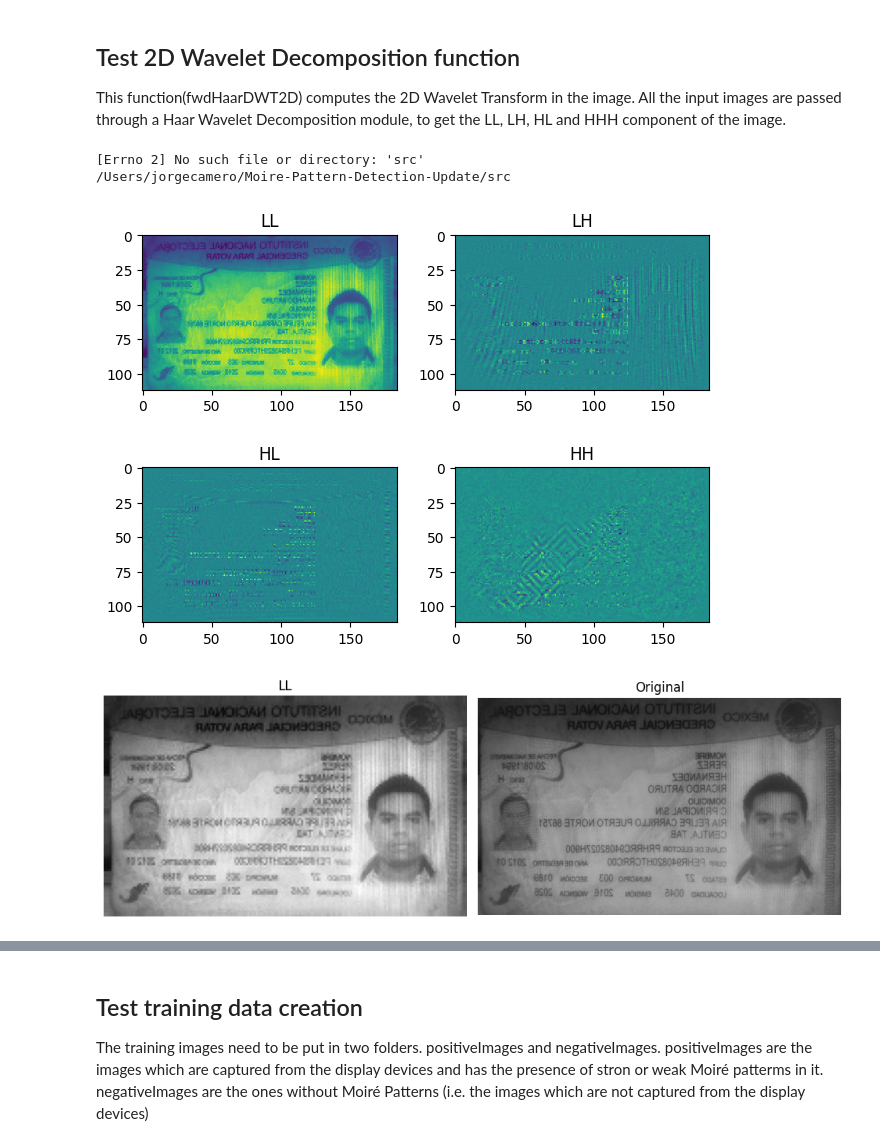
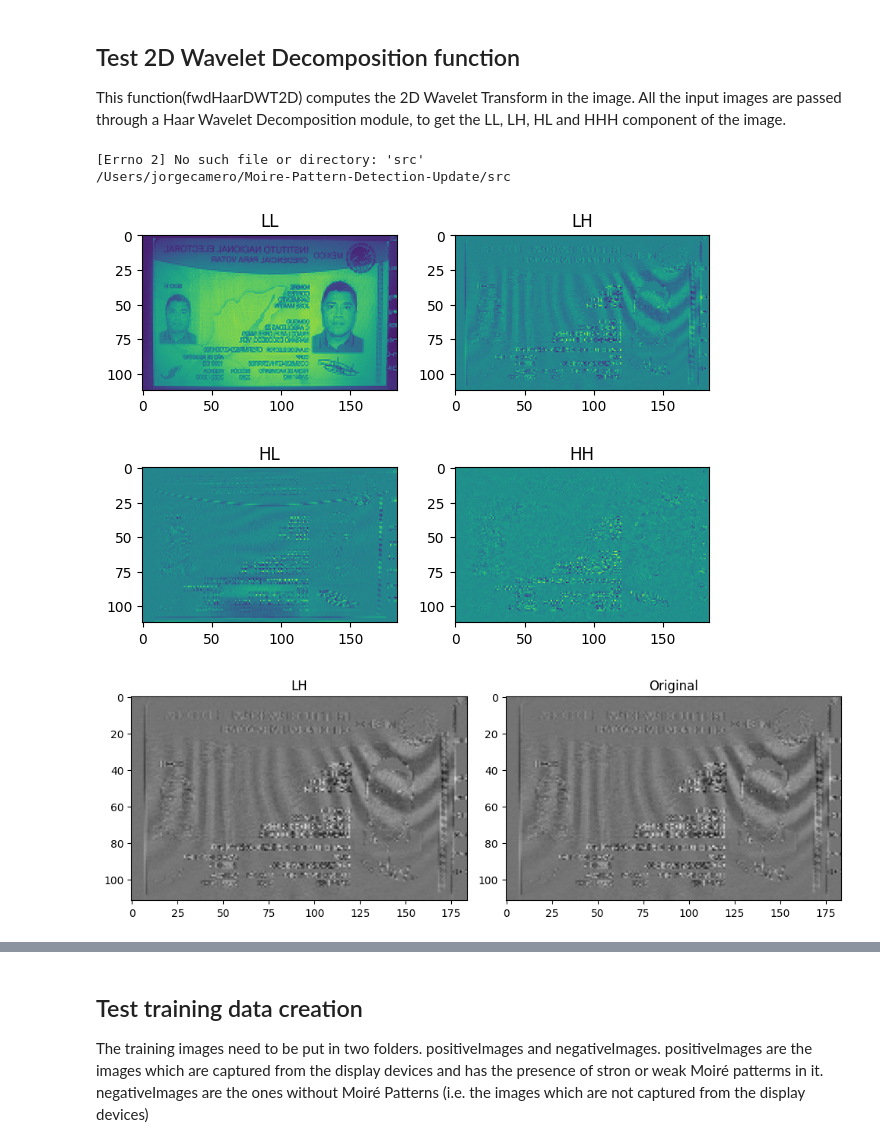
Before and after one commit to CameroJI/Moire-Pattern-Detection-Update, a Jupyter notebook: src/Playground.ipynb, the cells around one changed output, grey strips where cells are left out. Cells and saved outputs as stored; diff of their text form; code cells hidden in the pictures.

```diff
--- a/src/Playground.ipynb
+++ b/src/Playground.ipynb
@@ -7,6 +7,7 @@ This function(fwdHaarDWT2D) computes the 2D Wavelet Transform in the image. All
 from PIL import Image
 from matplotlib import pyplot as plt
 import pywt
+import numpy as np
 import pywt.data
 %cd src
 
@@ -15,12 +16,17 @@ def fwd(img):
     LL, (HL, LH, HH) = coeffs2[0], coeffs2[1]
     return LL, LH, HL, HH
 
-root = "/Users/jorgecamero/Downloads/bi1723058930.8452249-4_front_large.jpg"
+root = "/Users/jorgecamero/Downloads/bi1723070630.737285-3_front_large.jpg"
 #root = "/Users/jorgecamero/Downloads/bi1723045253.0764456-3_front_large.jpg"
 img = Image.open(root).convert('L')
 img = img.transpose(Image.FLIP_LEFT_RIGHT)
 #img.save('chl.jpg')
 LL, LH, HL, HH = fwd(img)
+LH2 = Image.fromarray(LH)
+LH2 = LH2.resize((1400, 800), Image.LANCZOS)
+# LH2_I = LH2.convert('L')
+LH2.save('/Users/jorgecamero/Downloads/bi1723070630.737285-3_front_large_LH.tiff')
+LH2 = np.array(LH)
 fig, axes = plt.subplots(2, 2)
 fig.tight_layout()
 axes[0, 0].imshow(LL)
@@ -35,19 +41,19 @@ plt.show()
 # %% [output]
 [Errno 2] No such file or directory: 'src'
 /Users/jorgecamero/Moire-Pattern-Detection-Update/src
-[figure, old version]
+[figure, new version]
 # %%
 fig, axes = plt.subplots(1, 2, figsize=(10, 5))
 
-axes[0].imshow(LL, cmap='gray')
-axes[0].set_title('LL')
-axes[0].axis('off')
+axes[0].imshow(LH, cmap='gray')
+axes[0].set_title('LH')
+axes[0].axis('on')
 
-axes[1].imshow(img, cmap='gray')
+axes[1].imshow(LH2, cmap='gray')
 axes[1].set_title('Original')
-axes[1].axis('off')
+axes[1].axis('on')
 
 plt.tight_layout()
 plt.show()
 # %% [output]
-[figure, old version]
+[figure, new version]
```
Also changed, not shown: parts of 6 cells of this notebook, 4 other files.
